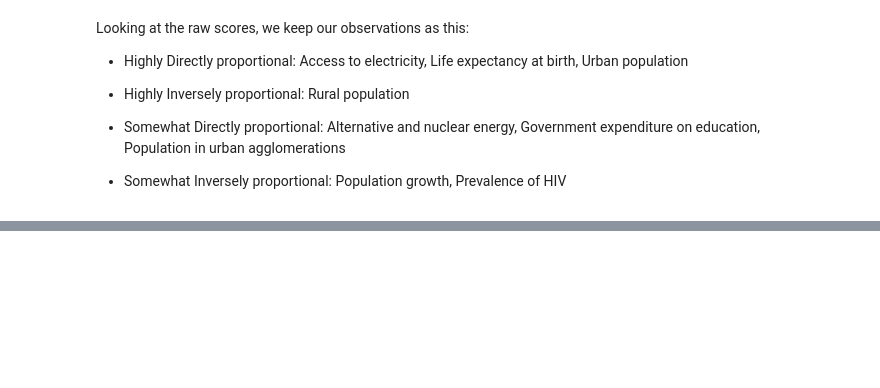
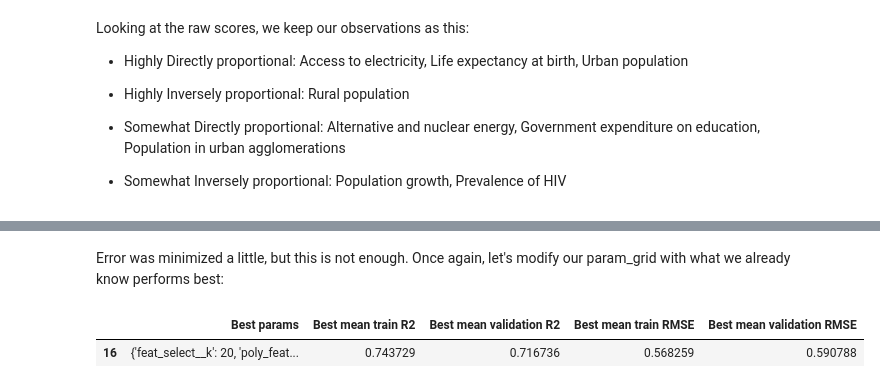
Before and after one commit to flawedvice/happiness-prediction, a Jupyter notebook: exploration.ipynb, the cells around one changed output, grey strips where cells are left out. Saved outputs shown, nothing was run; the diff lists cells and outputs as text; code cells hidden in the pictures; blank space fills up the shorter version.

```diff
--- a/exploration.ipynb
+++ b/exploration.ipynb
@@ -1161,0 +1311,22 @@ Index(['Year', 'Country name', 'Life evaluation (3-year average)',
+# %% [markdown]
+Error was minimized a little, but this is not enough.
+Once again, let's modify our param_grid with what we already know performs best:
+# %%
+param_grid = {
+    'poly_feat__degree': [1, 2, 3],
+    "feat_select__k": [8, 10, 12, 15, 18, 20],
+}
+
+linear_grid_search = GridSearchCV(linear_pipe,
+                                  param_grid,
+                                  cv=cv,
+                                  scoring=scoring,
+                                  refit="neg_root_mean_squared_error",
+                                  return_train_score=True)
+
+linear_grid_search.fit(X_train, y_train)
+
+show_results(linear_grid_search)
+# %% [output]
+|  | Best params | Best mean train R2 | Best mean validation R2 | Best mean train RMSE | Best mean validation RMSE |
+| 16 | {'feat_select__k': 20, 'poly_feat... | 0.743729 | 0.716736 | 0.568259 | 0.590788 |
```
Also changed, not shown: parts of 37 cells of this notebook, 2 other files.
